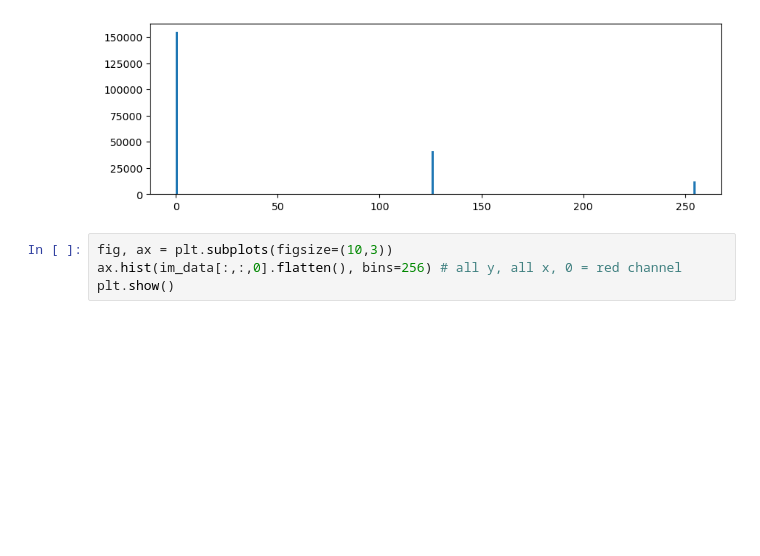
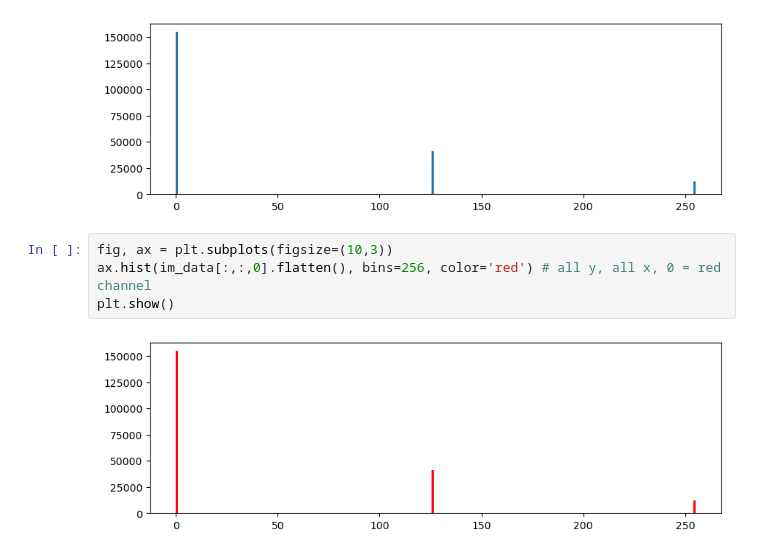
Before and after one commit to UIUC-iSchool-DataViz/is445_oauoag_spring2023, a Jupyter notebook: week02/inClass_week02.ipynb, the cells around one changed output. Saved outputs shown, nothing was run; the diff lists cells and outputs as text; blank space fills up the shorter version.

```diff
--- a/week02/inClass_week02.ipynb
+++ b/week02/inClass_week02.ipynb
@@ -186,5 +186,7 @@ plt.show()
 [figure]
 # %%
 fig, ax = plt.subplots(figsize=(10,3))
-ax.hist(im_data[:,:,0].flatten(), bins=256) # all y, all x, 0 = red channel
+ax.hist(im_data[:,:,0].flatten(), bins=256, color='red') # all y, all x, 0 = red channel
 plt.show()
+# %% [output]
+[figure, added]
```
Also changed, not shown: parts of 1 cell of this notebook.
